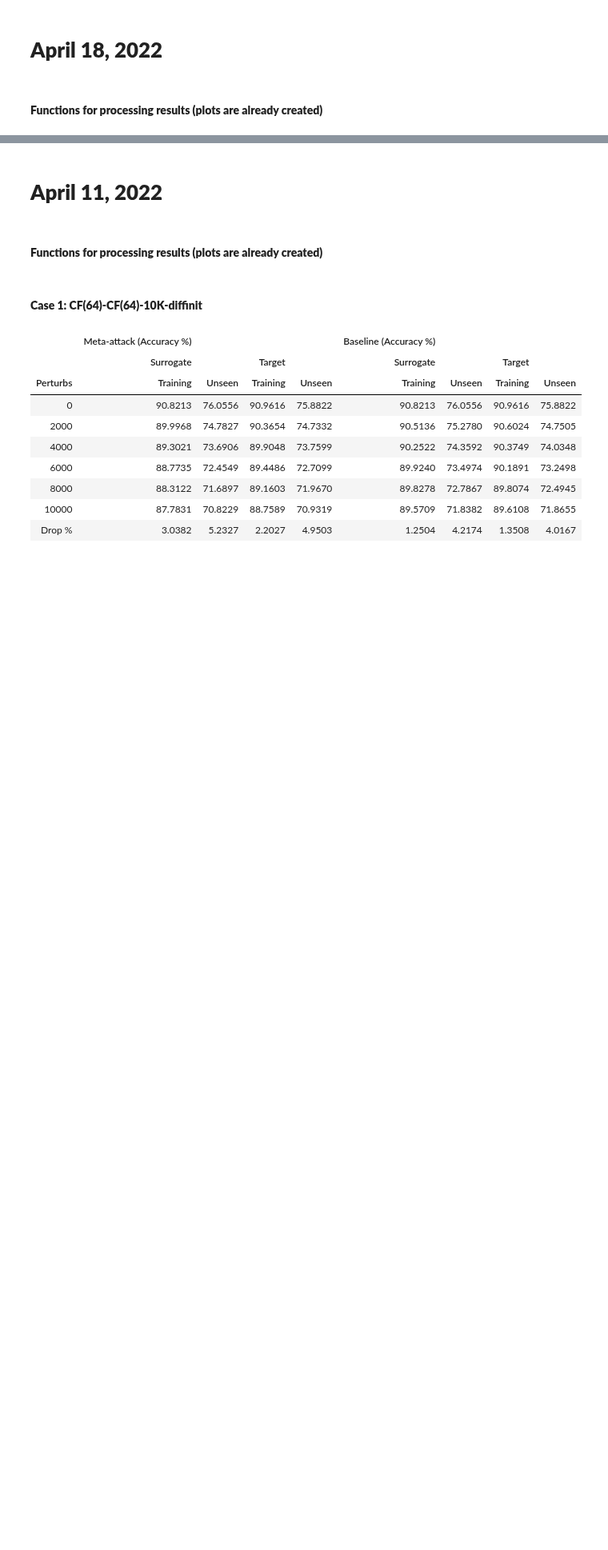
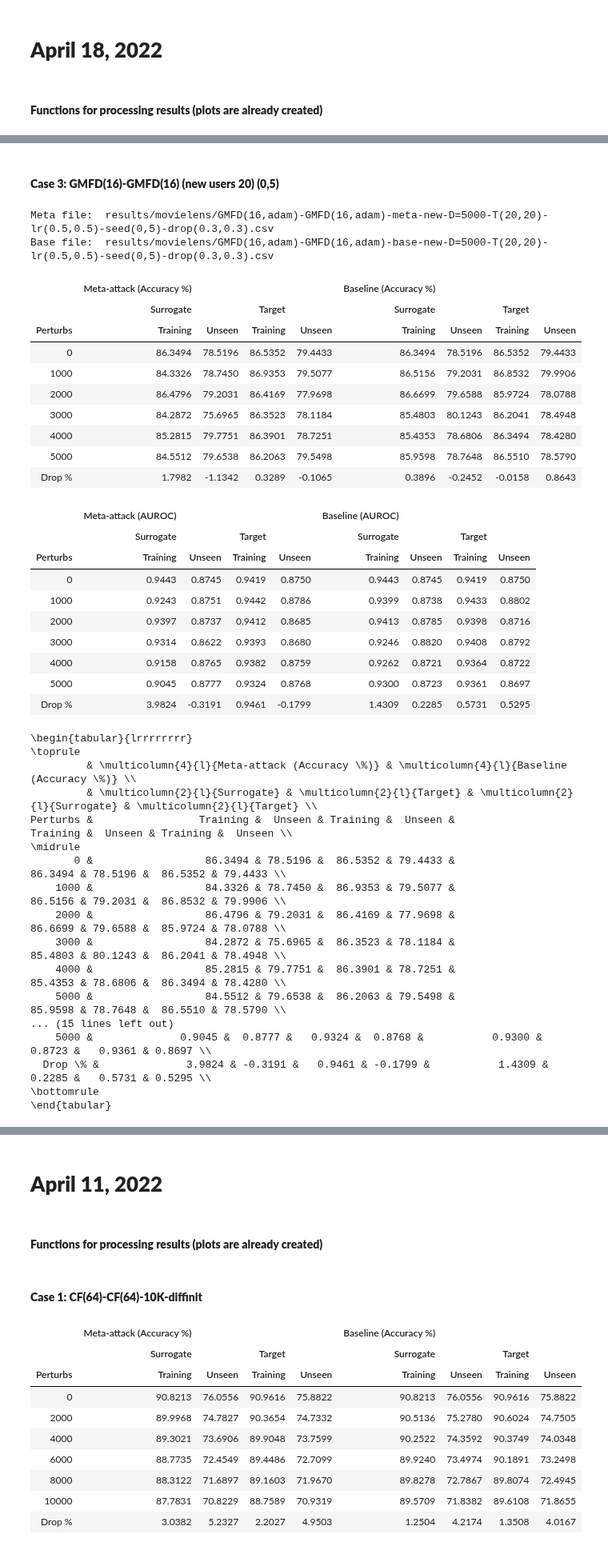
Before and after one commit to aravind-gk/RecSysAttack, a Jupyter notebook: check.ipynb, the cells around one changed output, grey strips where cells are left out. Shown at 80% size. Drawn from its saved outputs; the diff is of its cells as text; code cells hidden in the pictures; blank space fills up the shorter version.

```diff
--- a/check.ipynb
+++ b/check.ipynb
@@ -106,0 +195,45 @@ def parseResults(file_name, n_perturbs = 10000, style = True):
+# %% [markdown]
+#### **Case 3: GMFD(16)-GMFD(16) (new users 20) (0,5)**
+# %%
+file_name = 'GMFD(16,adam)-GMFD(16,adam)-meta-new-D=5000-T(20,20)-lr(0.5,0.5)-seed(0,5)-drop(0.3,0.3)'
+parseResults(file_name, n_perturbs = 5000)
+# %% [output]
+Meta file:  results/movielens/GMFD(16,adam)-GMFD(16,adam)-meta-new-D=5000-T(20,20)-lr(0.5,0.5)-seed(0,5)-drop(0.3,0.3).csv
+Base file:  results/movielens/GMFD(16,adam)-GMFD(16,adam)-base-new-D=5000-T(20,20)-lr(0.5,0.5)-seed(0,5)-drop(0.3,0.3).csv
+|  | Meta-attack (Accuracy %) |  |  |  | Baseline (Accuracy %) |  |  |  |
+|  | Surrogate |  | Target |  | Surrogate |  | Target |  |
+| Perturbs | Training | Unseen | Training | Unseen | Training | Unseen | Training | Unseen |
+| 0 | 86.3494 | 78.5196 | 86.5352 | 79.4433 | 86.3494 | 78.5196 | 86.5352 | 79.4433 |
+| 1000 | 84.3326 | 78.7450 | 86.9353 | 79.5077 | 86.5156 | 79.2031 | 86.8532 | 79.9906 |
+| 2000 | 86.4796 | 79.2031 | 86.4169 | 77.9698 | 86.6699 | 79.6588 | 85.9724 | 78.0788 |
+| 3000 | 84.2872 | 75.6965 | 86.3523 | 78.1184 | 85.4803 | 80.1243 | 86.2041 | 78.4948 |
+| 4000 | 85.2815 | 79.7751 | 86.3901 | 78.7251 | 85.4353 | 78.6806 | 86.3494 | 78.4280 |
+| 5000 | 84.5512 | 79.6538 | 86.2063 | 79.5498 | 85.9598 | 78.7648 | 86.5510 | 78.5790 |
+| Drop % | 1.7982 | -1.1342 | 0.3289 | -0.1065 | 0.3896 | -0.2452 | -0.0158 | 0.8643 |
+|  | Meta-attack (AUROC) |  |  |  | Baseline (AUROC) |  |  |  |
+|  | Surrogate |  | Target |  | Surrogate |  | Target |  |
+| Perturbs | Training | Unseen | Training | Unseen | Training | Unseen | Training | Unseen |
+| 0 | 0.9443 | 0.8745 | 0.9419 | 0.8750 | 0.9443 | 0.8745 | 0.9419 | 0.8750 |
+| 1000 | 0.9243 | 0.8751 | 0.9442 | 0.8786 | 0.9399 | 0.8738 | 0.9433 | 0.8802 |
+| 2000 | 0.9397 | 0.8737 | 0.9412 | 0.8685 | 0.9413 | 0.8785 | 0.9398 | 0.8716 |
+| 3000 | 0.9314 | 0.8622 | 0.9393 | 0.8680 | 0.9246 | 0.8820 | 0.9408 | 0.8792 |
+| 4000 | 0.9158 | 0.8765 | 0.9382 | 0.8759 | 0.9262 | 0.8721 | 0.9364 | 0.8722 |
+| 5000 | 0.9045 | 0.8777 | 0.9324 | 0.8768 | 0.9300 | 0.8723 | 0.9361 | 0.8697 |
+| Drop % | 3.9824 | -0.3191 | 0.9461 | -0.1799 | 1.4309 | 0.2285 | 0.5731 | 0.5295 |
+\begin{tabular}{lrrrrrrrr}
+\toprule
+         & \multicolumn{4}{l}{Meta-attack (Accuracy \%)} & \multicolumn{4}{l}{Baseline (Accuracy \%)} \\
+         & \multicolumn{2}{l}{Surrogate} & \multicolumn{2}{l}{Target} & \multicolumn{2}{l}{Surrogate} & \multicolumn{2}{l}{Target} \\
+Perturbs &                 Training &  Unseen & Training &  Unseen &              Training &  Unseen & Training &  Unseen \\
+\midrule
+       0 &                  86.3494 & 78.5196 &  86.5352 & 79.4433 &               86.3494 & 78.5196 &  86.5352 & 79.4433 \\
+    1000 &                  84.3326 & 78.7450 &  86.9353 & 79.5077 &               86.5156 & 79.2031 &  86.8532 & 79.9906 \\
+    2000 &                  86.4796 & 79.2031 &  86.4169 & 77.9698 &               86.6699 & 79.6588 &  85.9724 & 78.0788 \\
+    3000 &                  84.2872 & 75.6965 &  86.3523 & 78.1184 &               85.4803 & 80.1243 &  86.2041 & 78.4948 \\
+    4000 &                  85.2815 & 79.7751 &  86.3901 & 78.7251 &               85.4353 & 78.6806 &  86.3494 & 78.4280 \\
+    5000 &                  84.5512 & 79.6538 &  86.2063 & 79.5498 &               85.9598 & 78.7648 &  86.5510 & 78.5790 \\
+... (15 lines left out)
+    5000 &              0.9045 &  0.8777 &   0.9324 &  0.8768 &           0.9300 & 0.8723 &   0.9361 & 0.8697 \\
+  Drop \% &              3.9824 & -0.3191 &   0.9461 & -0.1799 &           1.4309 & 0.2285 &   0.5731 & 0.5295 \\
+\bottomrule
+\end{tabular}
```
Also changed, not shown: parts of 11 cells of this notebook, 28 other files.
